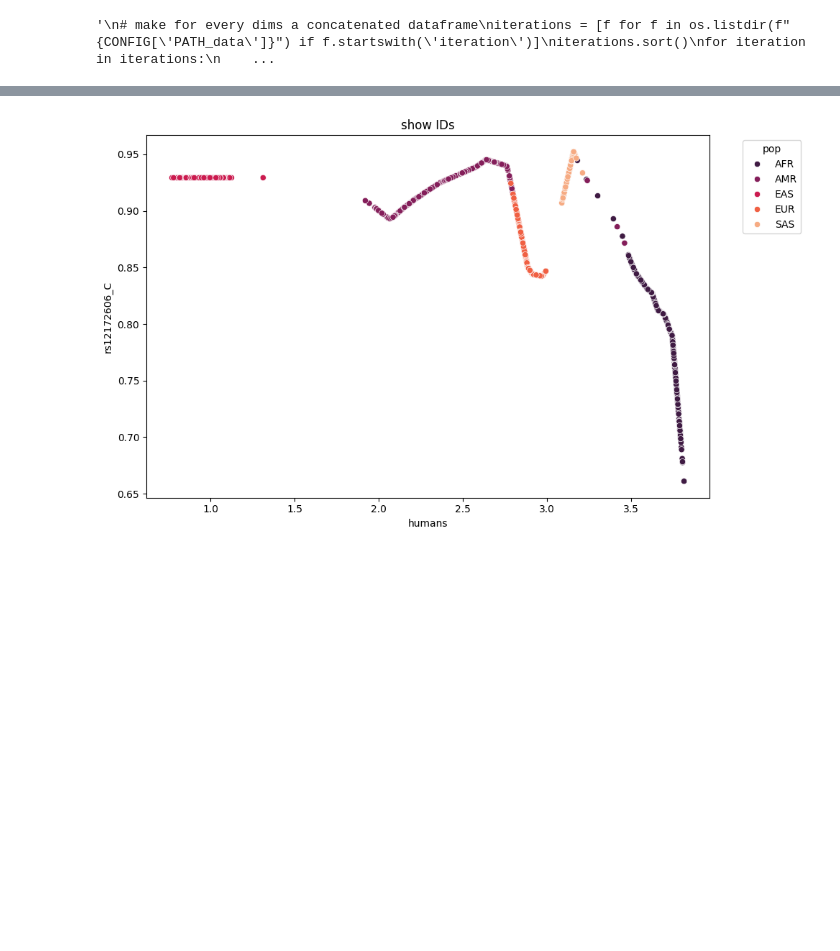
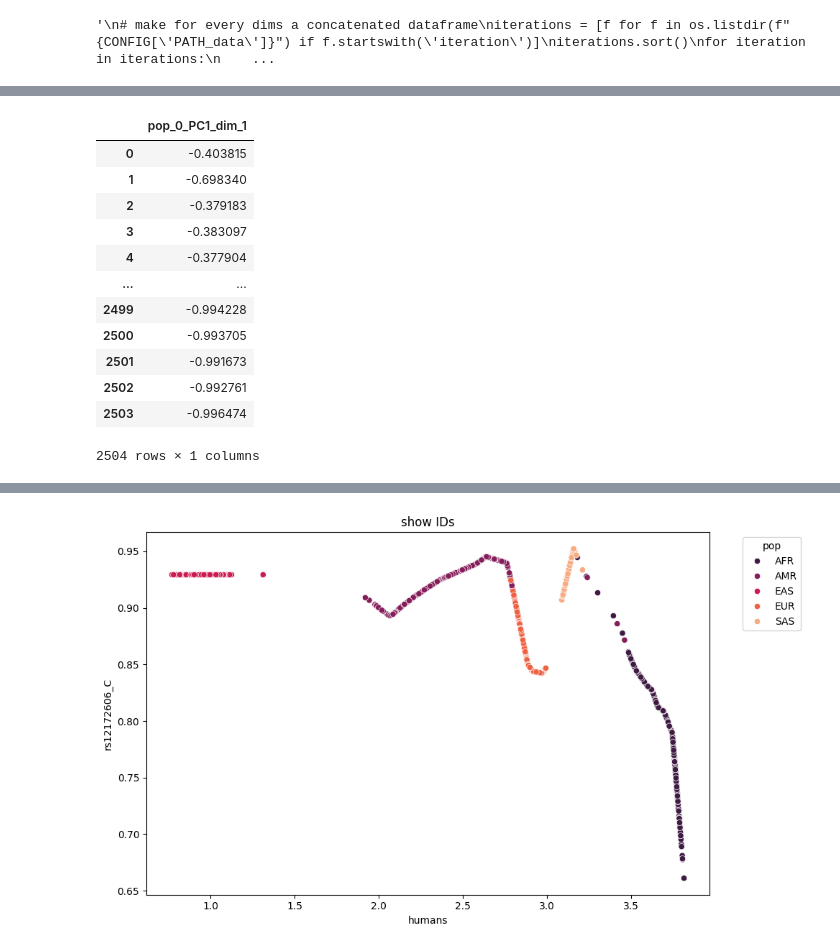
Before and after one commit to mat2m10/pca_projection, a Jupyter notebook: run_test.ipynb, the cells around one changed output, grey strips where cells are left out. Cells and saved outputs as stored; diff of their text form; code cells hidden in the pictures; blank space fills up the shorter version.

```diff
--- a/run_test.ipynb
+++ b/run_test.ipynb
@@ -316,0 +458,16 @@ Test Loss: 0.4326, Test MAE: 0.5160
+# %%
+central_dim
+# %% [output]
+|  | pop_0_PC1_dim_1 |
+| 0 | -0.403815 |
+| 1 | -0.698340 |
+| 2 | -0.379183 |
+| 3 | -0.383097 |
+| 4 | -0.377904 |
+| ... | ... |
+| 2499 | -0.994228 |
+| 2500 | -0.993705 |
+| 2501 | -0.991673 |
+| 2502 | -0.992761 |
+| 2503 | -0.996474 |
+2504 rows × 1 columns
```
Also changed, not shown: parts of 31 cells of this notebook, 1 other file.
